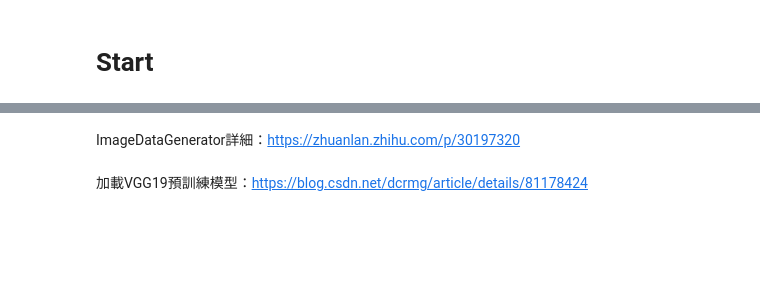
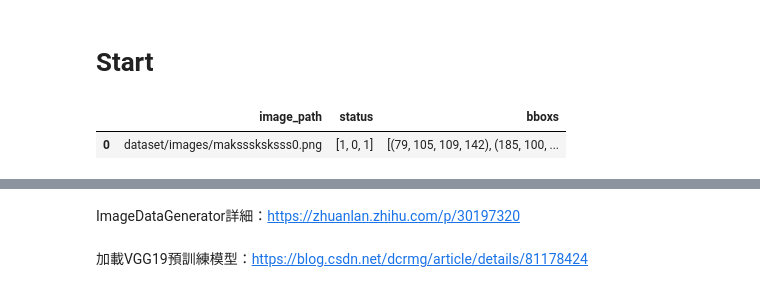
Before and after one commit to kkldream/Tensorflow-Learning, a Jupyter notebook: Face_Mask_Detection/main.ipynb, the cells around one changed output, grey strips where cells are left out. Saved outputs shown, nothing was run; the diff lists cells and outputs as text; code cells hidden in the pictures; blank space fills up the shorter version.

```diff
--- a/Face_Mask_Detection/main.ipynb
+++ b/Face_Mask_Detection/main.ipynb
@@ -27,0 +32,44 @@ IndexError: list index out of range
+# %%
+def get_data(num):
+    xml_path = f"dataset/annotations/maksssksksss{num}.xml"
+    images_path = f"dataset/images/maksssksksss{num}.png"
+    data = fileToDict(xml_path)["annotation"]
+    shape = (int(data["size"]["height"]), int(data["size"]["width"]), int(data["size"]["depth"]))
+    bboxs = []
+    status = []
+    if type(data["object"]) != list:
+        obj = data["object"]
+        status.append(obj["name"])
+        xmin = int(obj["bndbox"]["xmin"])
+        ymin = int(obj["bndbox"]["ymin"])
+        xmax = int(obj["bndbox"]["xmax"])
+        ymax = int(obj["bndbox"]["ymax"])
+        bboxs.append((xmin, ymin, xmax, ymax))
+    else:
+        for obj in data["object"]:
+            status.append(obj["name"])
+            xmin = int(obj["bndbox"]["xmin"])
+            ymin = int(obj["bndbox"]["ymin"])
+            xmax = int(obj["bndbox"]["xmax"])
+            ymax = int(obj["bndbox"]["ymax"])
+            bboxs.append((xmin, ymin, xmax, ymax))
+
+    for i in range(len(status)):
+        if status[i] == "with_mask": status[i] = 0
+        elif status[i] == "without_mask": status[i] = 1
+        elif status[i] == "mask_weared_incorrect": status[i] = 2
+    dataset = {
+        "image_path": [images_path],
+        # "shape": [shape],
+        "status": [status],
+        "bboxs": [bboxs]
+    }
+    # return dataset
+    return pd.DataFrame(dataset)
+
+# dataset = pd.DataFrame(get_data(1))
+# dataset.shape
+get_data(0)
+# %% [output]
+|  | image_path | status | bboxs |
+| 0 | dataset/images/maksssksksss0.png | [1, 0, 1] | [(79, 105, 109, 142), (185, 100, ... |
```
Also changed, not shown: parts of 9 cells of this notebook, 6 other files.
